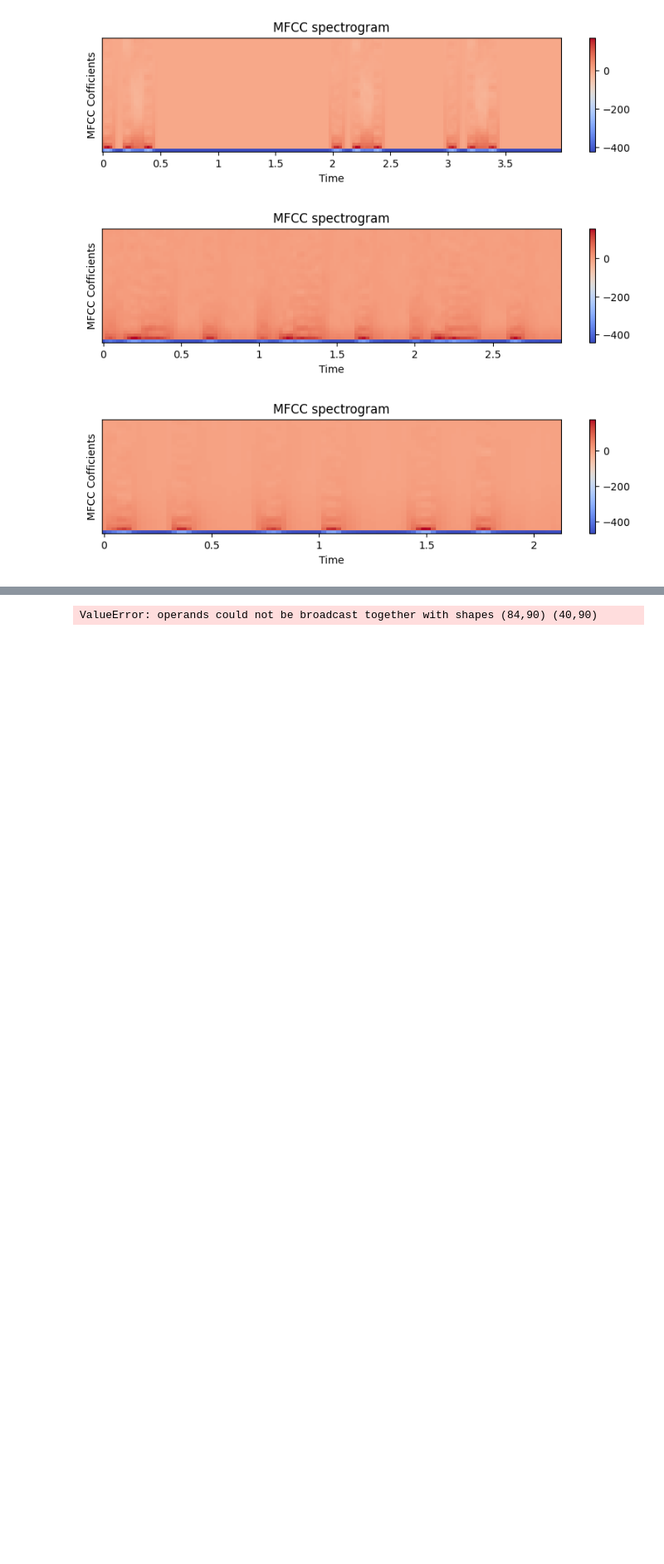
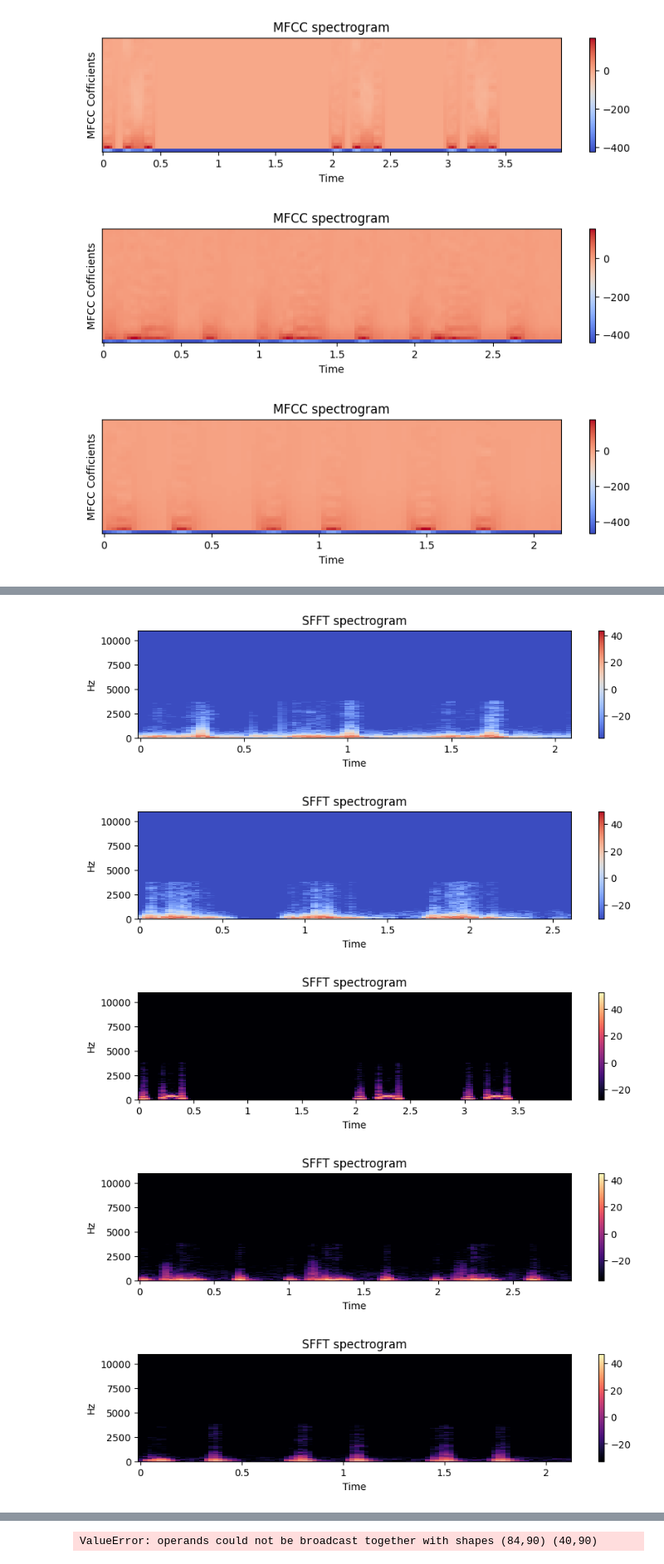
Before and after one commit to raflidev/vhd-machine-learning, a Jupyter notebook: Preprocessing/Jurnal.ipynb, the cells around one changed output, grey strips where cells are left out. Shown at 83% size. Saved outputs shown, nothing was run; the diff lists cells and outputs as text; code cells hidden in the pictures; blank space fills up the shorter version.

```diff
--- a/Preprocessing/Jurnal.ipynb
+++ b/Preprocessing/Jurnal.ipynb
@@ -502,0 +463,80 @@ plt.show()
+# %%
+import librosa
+import librosa.display
+import matplotlib.pyplot as plt
+
+# Load audio file
+audio_file = '../data/training/MR/New_MR_002.wav'
+y, sr = librosa.load(audio_file)
+
+# Compute Short-Time Fourier Transform (STFT)
+stft = librosa.stft(y)
+
+# Plot STFT spectrogram
+fig, ax = plt.subplots(figsize=(10, 2))
+img = librosa.display.specshow(librosa.amplitude_to_db(abs(stft)), x_axis='time', y_axis='linear', ax=ax)
+fig.colorbar(img, ax=ax)
+ax.set(title='SFFT spectrogram')
+plt.show()
+
+# Load audio file
+audio_file = '../data/training/AS/New_AS_002.wav'
+y, sr = librosa.load(audio_file)
+
+# Compute Short-Time Fourier Transform (STFT)
+stft = librosa.stft(y)
+
+# Plot STFT spectrogram
+fig, ax = plt.subplots(figsize=(10, 2))
+img = librosa.display.specshow(librosa.amplitude_to_db(abs(stft)), x_axis='time', y_axis='linear', ax=ax)
+fig.colorbar(img, ax=ax)
+ax.set(title='SFFT spectrogram')
+plt.show()
+
+# Load audio file
+audio_file = '../data/training/MVP/New_MVP_003.wav'
+y, sr = librosa.load(audio_file)
+
+# Compute Short-Time Fourier Transform (STFT)
+stft = librosa.stft(y)
+
+# Plot STFT spectrogram
+fig, ax = plt.subplots(figsize=(10, 2))
+img = librosa.display.specshow(librosa.amplitude_to_db(abs(stft)), x_axis='time', y_axis='linear', ax=ax)
+fig.colorbar(img, ax=ax)
+ax.set(title='SFFT spectrogram')
+plt.show()
+
+# Load audio file
+audio_file = '../data/training/MS/New_MS_002.wav'
+y, sr = librosa.load(audio_file)
+
+# Compute Short-Time Fourier Transform (STFT)
+stft = librosa.stft(y)
+
+# Plot STFT spectrogram
+fig, ax = plt.subplots(figsize=(10, 2))
+img = librosa.display.specshow(librosa.amplitude_to_db(abs(stft)), x_axis='time', y_axis='linear', ax=ax)
+fig.colorbar(img, ax=ax)
+ax.set(title='SFFT spectrogram')
+plt.show()
+
+# Load audio file
+audio_file = '../data/training/N/New_N_002.wav'
+y, sr = librosa.load(audio_file)
+
+# Compute Short-Time Fourier Transform (STFT)
+stft = librosa.stft(y)
+
+# Plot STFT spectrogram
+fig, ax = plt.subplots(figsize=(10, 2))
+img = librosa.display.specshow(librosa.amplitude_to_db(abs(stft)), x_axis='time', y_axis='linear', ax=ax)
+fig.colorbar(img, ax=ax)
+ax.set(title='SFFT spectrogram')
+plt.show()
+# %% [output]
+[figure, added]
+[figure, added]
+[figure, added]
+[figure, added]
+[figure, added]
```
Also changed, not shown: parts of 3 cells of this notebook.
